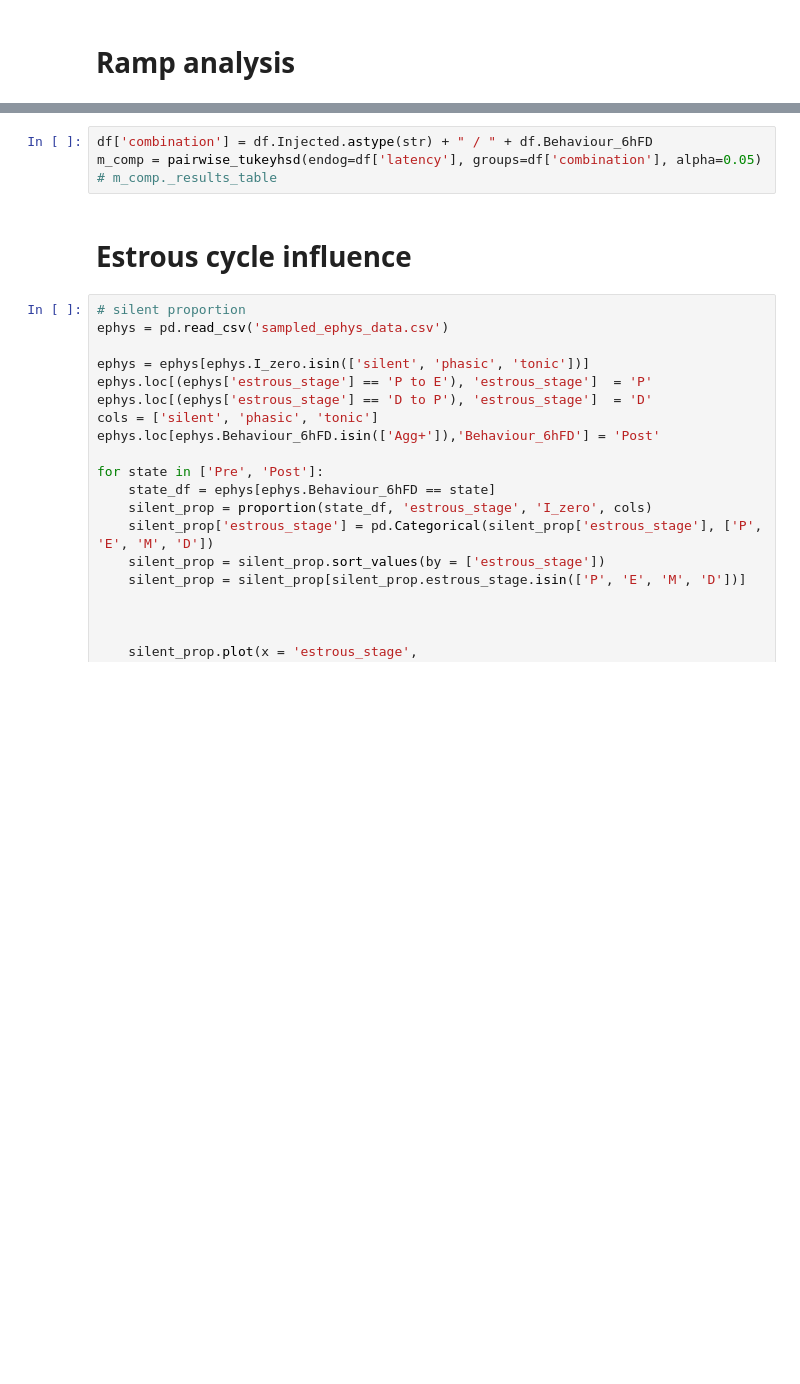
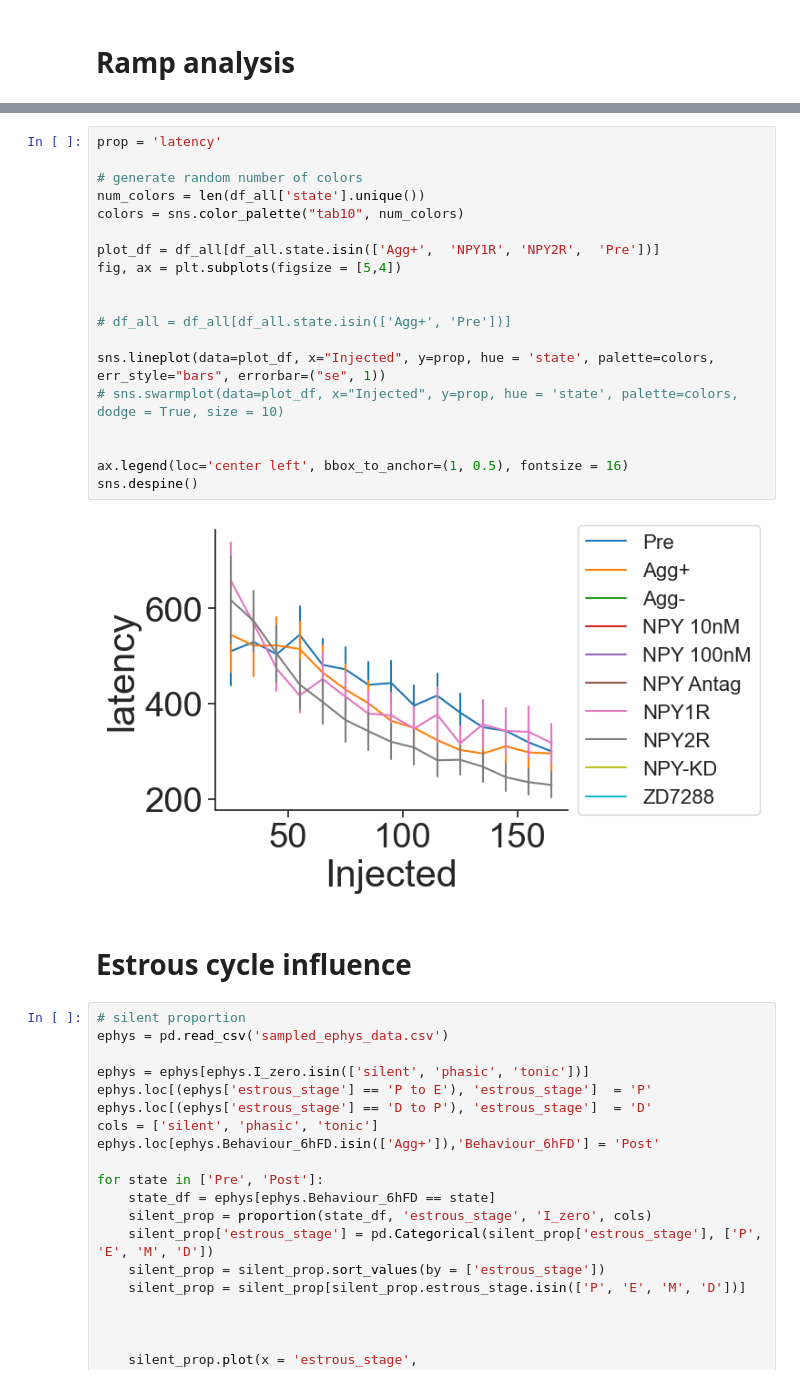
Before and after one commit to FrancisCrickInstitute/negative_parental_switch, a Jupyter notebook: NPW_ephys/ephys_analysis.ipynb, the cells around one changed output, grey strips where cells are left out. Saved outputs shown, nothing was run; the diff lists cells and outputs as text; blank space fills up the shorter version.

```diff
--- a/NPW_ephys/ephys_analysis.ipynb
+++ b/NPW_ephys/ephys_analysis.ipynb
@@ -1385,7 +1503,24 @@ sm.stats.anova_lm(model, typ=2)
-# %%
-df['combination'] = df.Injected.astype(str) + " / " + df.Behaviour_6hFD
-m_comp = pairwise_tukeyhsd(endog=df['latency'], groups=df['combination'], alpha=0.05)
-# m_comp._results_table
+# %%
+prop = 'latency'
+
+# generate random number of colors
+num_colors = len(df_all['state'].unique())
+colors = sns.color_palette("tab10", num_colors)
+
+plot_df = df_all[df_all.state.isin(['Agg+',  'NPY1R', 'NPY2R',  'Pre'])]
+fig, ax = plt.subplots(figsize = [5,4])
+
+
+# df_all = df_all[df_all.state.isin(['Agg+', 'Pre'])]
+
+sns.lineplot(data=plot_df, x="Injected", y=prop, hue = 'state', palette=colors, err_style="bars", errorbar=("se", 1))
+# sns.swarmplot(data=plot_df, x="Injected", y=prop, hue = 'state', palette=colors, dodge = True, size = 10)
+
+
+ax.legend(loc='center left', bbox_to_anchor=(1, 0.5), fontsize = 16)
+sns.despine()
+# %% [output]
+[figure, added]
 # %% [markdown]
 # Estrous cycle influence
 # %%
```
Also changed, not shown: parts of 53 cells of this notebook, 43 other files.
